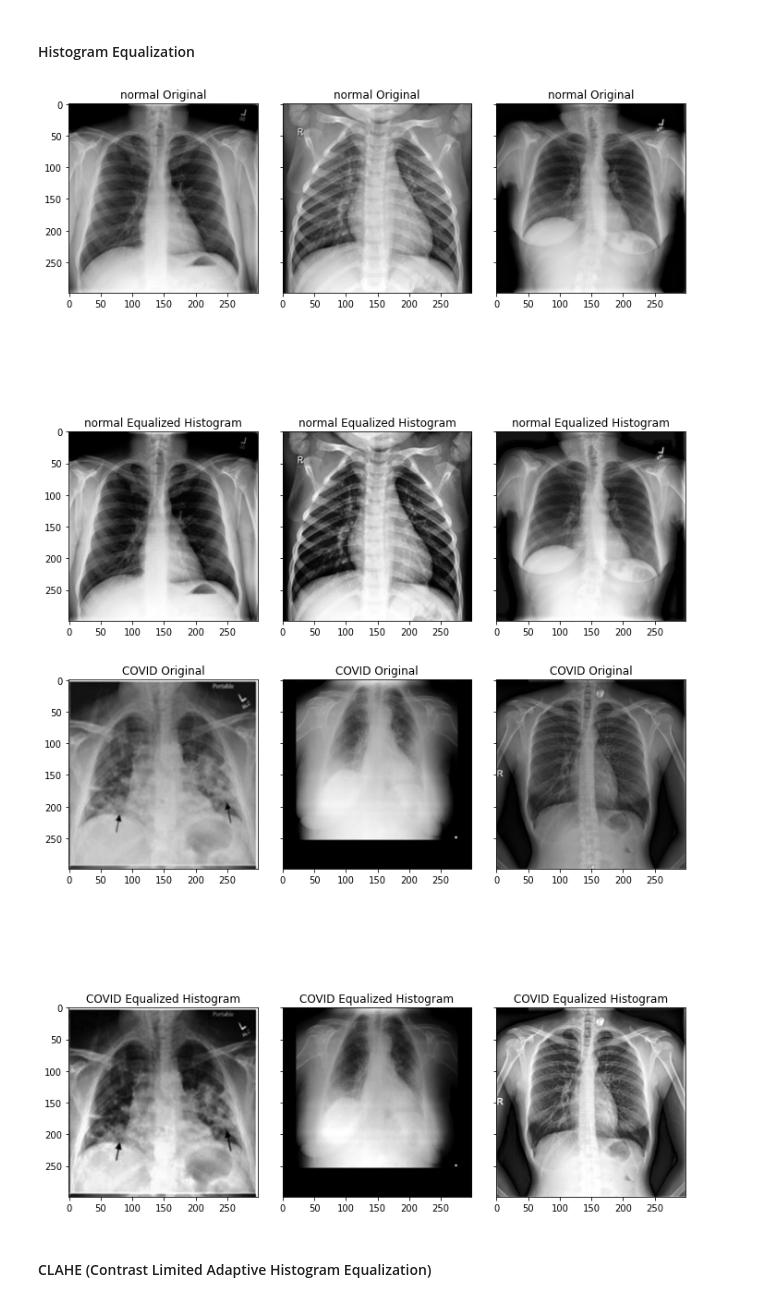
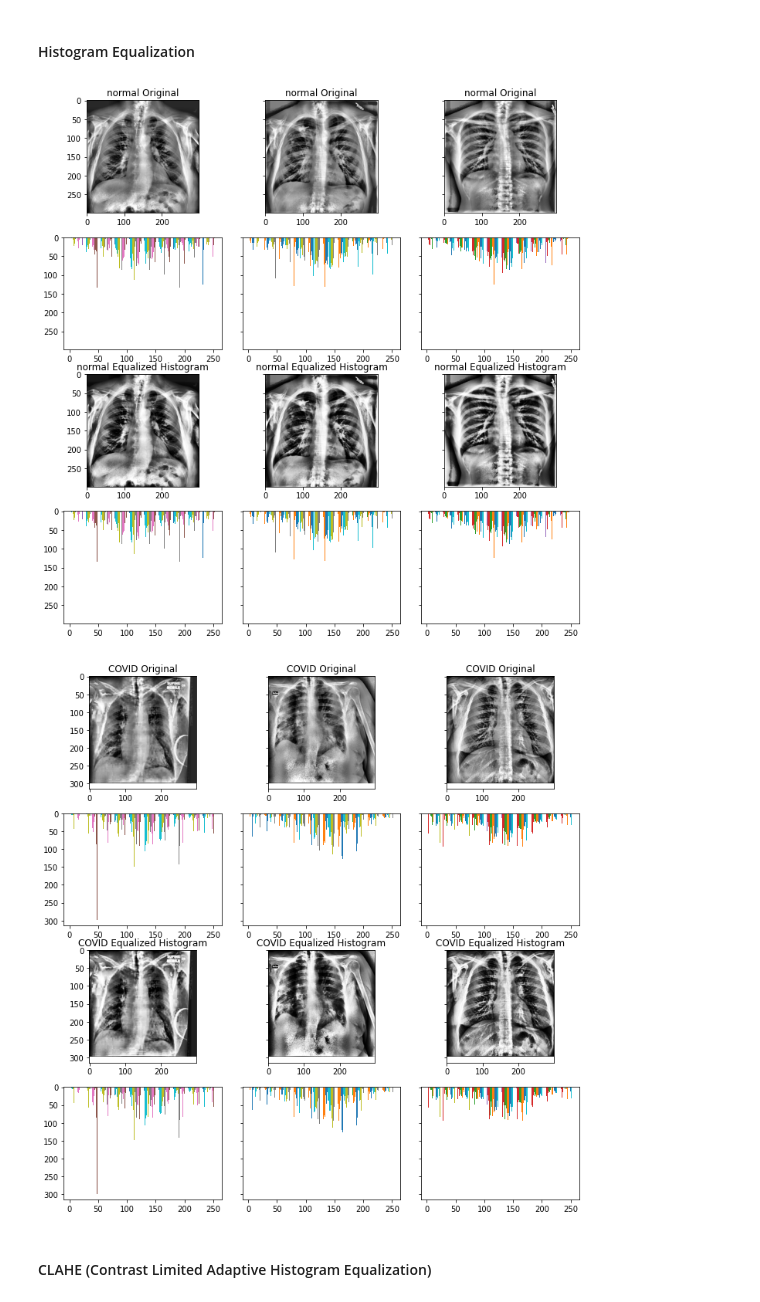
Before and after one commit to karencfisher/COVID19, a Jupyter notebook: notebooks/image_preprocessing.ipynb, the cells around one changed output. Saved outputs shown, nothing was run; the diff lists cells and outputs as text; code cells hidden in the pictures.

```diff
--- a/notebooks/image_preprocessing.ipynb
+++ b/notebooks/image_preprocessing.ipynb
@@ -40,14 +56,2 @@ for item in classes:
 # %% [markdown]
 #### Visualize samples of the image data by class
-# %%
-f, axes = plt.subplots(len(classes), 3, sharey=True)
-f.set_figwidth(10)
-plt.tight_layout()
-
-for i, item in enumerate(classes):
-    images = random.sample(filelists[i], 3)
-    for j, image in enumerate(images):
-        img_file = os.path.join(data_path, 'train', item, image)
-        img = plt.imread(img_file)
-        axes[i][j].imshow(img, cmap='gray')
-        axes[i][j].set_title(item)
@@ -58,18 +57,0 @@ import cv2
-# %%
-for i, item in enumerate(classes):
-  images = random.sample(filelists[i], 3)
-  f, axes = plt.subplots(len(classes), 3, sharey=True, figsize=(10, 10))
-  #f.set_figwidth(10)
-  plt.tight_layout()
-
-  for j, image in enumerate(images):
-    img_file = os.path.join(data_path, 'train', item, image)
-    img = cv2.imread(img_file)
-    img = cv2.cvtColor(img, cv2.COLOR_RGB2GRAY)
-    axes[0][j].imshow(img, cmap='gray')
-    axes[0][j].set_title(f'{item} Original')
-
-    gaussian_3 = cv2.GaussianBlur(img, (0, 0), 2.0)
-    unsharp_image = cv2.addWeighted(img, 1.5, gaussian_3, -0.5, 0, img)
-    axes[1][j].imshow(unsharp_image, cmap='gray')
-    axes[1][j].set_title(f'{item} Unsharp mask Histogram')
@@ -78,0 +63,3 @@ for i, item in enumerate(classes):
+# %%
+um_images = []
+for i in range(len(images)):
@@ -81,23 +71,27 @@ for i, item in enumerate(classes):
 # %%
 for i, item in enumerate(classes):
   images = random.sample(filelists[i], 3)
-  f, axes = plt.subplots(len(classes), 3, sharey=True, figsize=(10, 10))
+  f, axes = plt.subplots(4, 3, sharey=True, figsize=(10, 10))
   #f.set_figwidth(10)
   plt.tight_layout()
 
   for j, image in enumerate(images):
     img_file = os.path.join(data_path, 'train', item, image)
     img = cv2.imread(img_file)
     img = cv2.cvtColor(img, cv2.COLOR_RGB2GRAY)
     axes[0][j].imshow(img, cmap='gray')
     axes[0][j].set_title(f'{item} Original')
 
+    axes[1][j].hist(img)
+
     equ = cv2.equalizeHist(img)
-    axes[1][j].imshow(equ, cmap='gray')
-    axes[1][j].set_title(f'{item} Equalized Histogram')
+    axes[2][j].imshow(equ, cmap='gray')
+    axes[2][j].set_title(f'{item} Equalized Histogram')
+
+    axes[3][j].hist(img)
 # %% [output]
-[figure, old version]
+[figure, new version]
-[figure, old version]
+[figure, new version]
 # %% [markdown]
 #### CLAHE (Contrast Limited Adaptive Histogram Equalization)
 # %%
```
Also changed, not shown: parts of 9 cells of this notebook.
